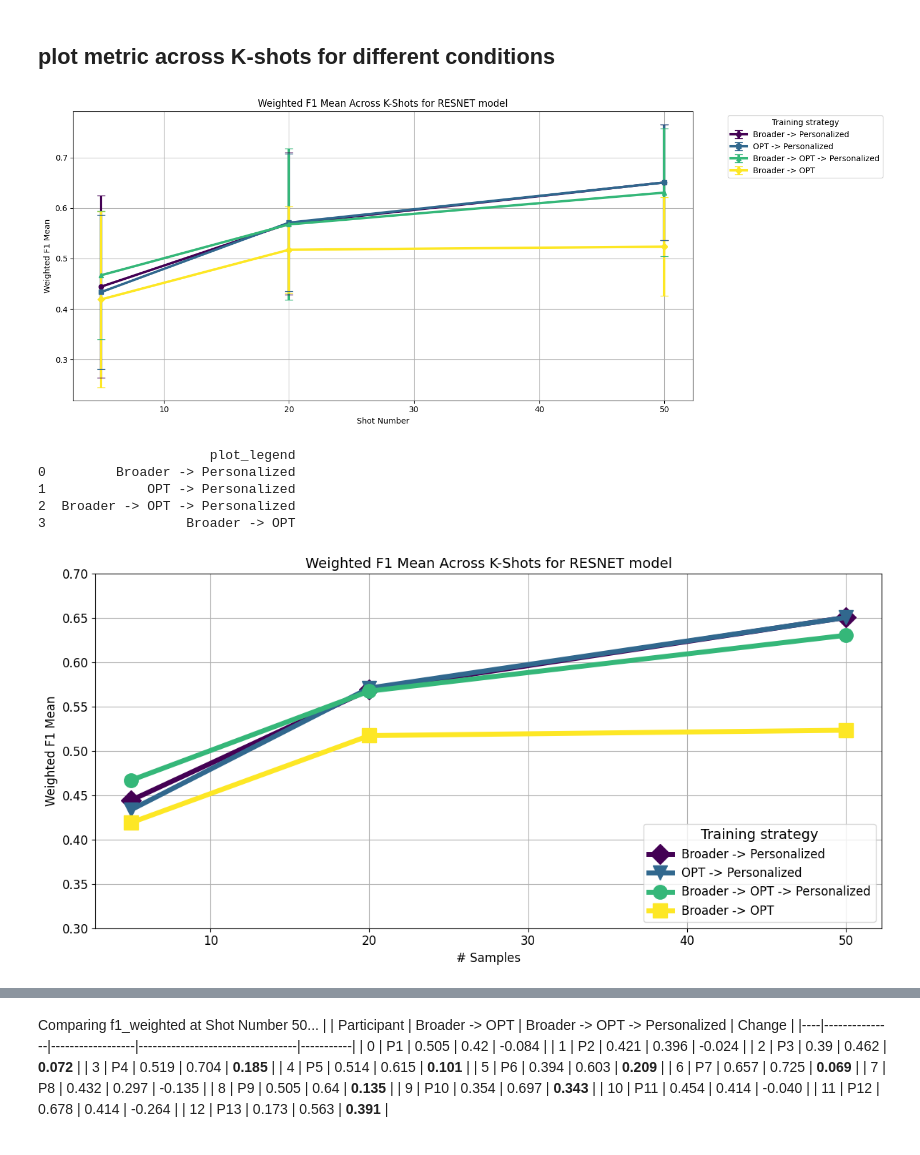
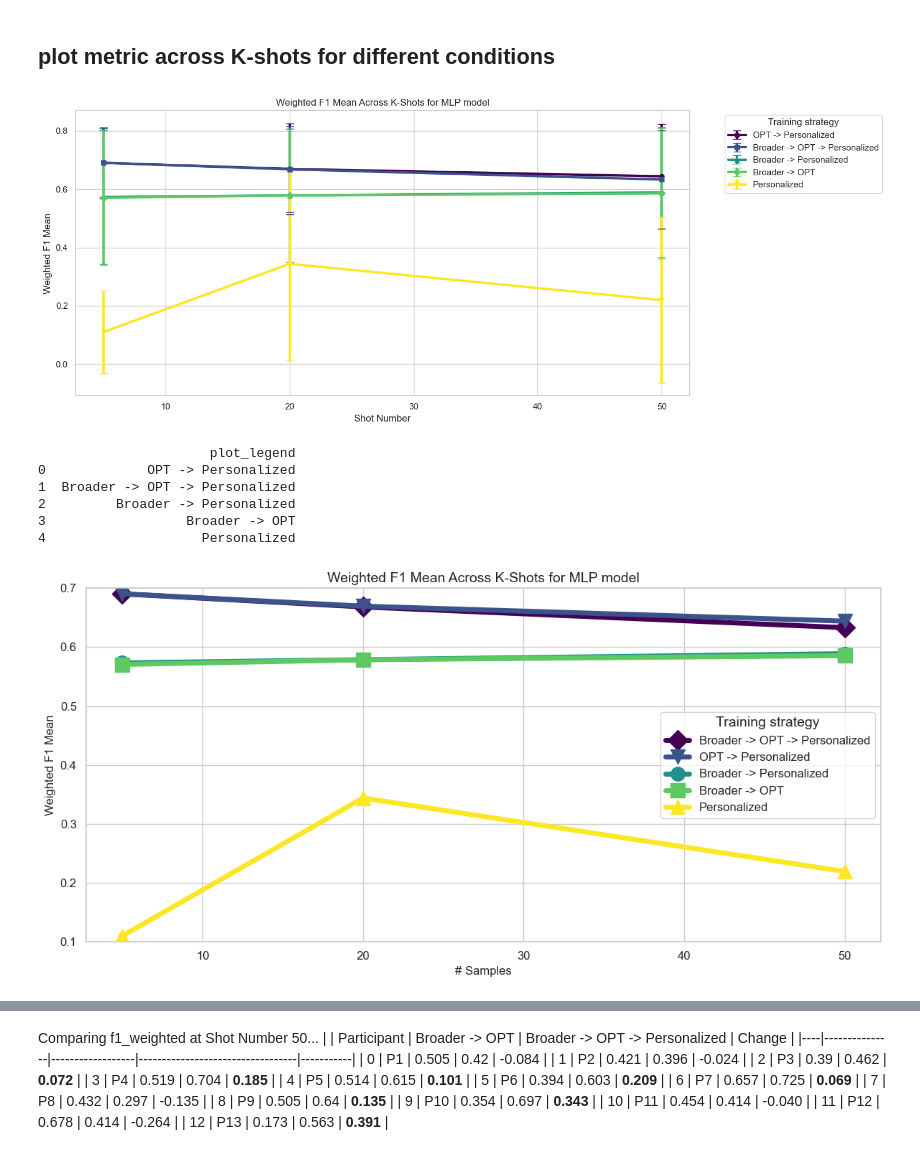
Before and after one commit to h-khayami/ssl-wearables, a Jupyter notebook: plots/K_shot.ipynb, the cells around one changed output, grey strips where cells are left out. Saved outputs shown, nothing was run; the diff lists cells and outputs as text; code cells hidden in the pictures.

```diff
--- a/plots/K_shot.ipynb
+++ b/plots/K_shot.ipynb
@@ -8,8 +8,8 @@ import matplotlib.pyplot as plt
 import seaborn as sns
 import matplotlib
 # %%
-results_dir = "/home/hossein/ssl-wearables/data/reports/notable_results_Kshot_MLPv2.csv"
-selected_model = "RESNET" #"RESNET" # "MLP"
+results_dir = "/home/hossein/ssl-wearables/data/reports/notable_results_Kshot_MLPv5.csv"
+selected_model = "MLP" #"RESNET" # "MLP"
 results = pd.read_csv(results_dir)
 results = results[results["model"]==selected_model]
 results = results.sort_values(by=["plot_legend", "split"])
@@ -154,7 +157,7 @@ plt.tight_layout()
 # Show the plot
 plt.show()
 # %% [output]
-[figure, old version]
+[figure, new version]
 # %%
 import matplotlib.pyplot as plt
 from matplotlib.cm import viridis
@@ -165,6 +168,18 @@ conditions = metric_agg_df['plot_legend'].unique()
 #sort conditions based on the f1_weighted_mean of the last shot
 print(metric_agg_df[metric_agg_df['shot_number'] == metric_agg_df['shot_number'].max()].sort_values('f1_weighted_mean', ascending=False)[['plot_legend']].reset_index(drop=True))
 conditions = metric_agg_df[metric_agg_df['shot_number'] == metric_agg_df['shot_number'].max()].sort_values('f1_weighted_mean', ascending=False)['plot_legend'].tolist()
+# Manually set the order for conditions
+order_dict = {
+    'Broader -> OPT -> Personalized': 1,
+    'OPT -> Personalized': 2,
+    'Broader -> Personalized': 3,
+    'Broader -> OPT': 4,
+    'Personalized': 5,
+    'Personalized (No SSL)': 6,
+}
+
+# Sort conditions based on the manual order
+conditions = sorted(conditions, key=lambda cond: order_dict.get(cond, float('inf')))
 plt.figure(figsize=(12, 6))
 
 # Normalize for color mapping
@@ -185,39 +200,40 @@ for idx, condition in enumerate(conditions):
         marker=markers[idx % len(markers)],
         markersize=14,
         label=condition,
         color=color,
         linewidth=5
     )
 
 
     # # Shaded area
     # plt.fill_between(
     #     x,
     #     y - std,
     #     y + std,
     #     color=color,
     #     alpha=0.3
     # )
 
 # Labels, title, legend, and layout
 plt.xticks(ticks=list(range(10,60,10)), labels=list(range(10,60,10)))
 plt.xlabel('# Samples',fontsize=12)
 plt.ylabel('Weighted F1 Mean', fontsize=12)
-plt.ylim(0.3, 0.7)
+plt.ylim(0.1, 0.7)
 plt.title(f"Weighted F1 Mean Across K-Shots for {selected_model} model", fontsize=14)
-plt.legend(title='Training strategy', loc='lower right',fontsize=12, title_fontsize=14)
+plt.legend(title='Training strategy', loc='right',fontsize=12, title_fontsize=14)
 plt.xticks(fontsize=12)
 plt.yticks(fontsize=12)
 plt.grid(True)
 plt.tight_layout()
 plt.show()
 # %% [output]
                       plot_legend
-0         Broader -> Personalized
-1             OPT -> Personalized
-2  Broader -> OPT -> Personalized
+0             OPT -> Personalized
+1  Broader -> OPT -> Personalized
+2         Broader -> Personalized
 3                  Broader -> OPT
+4                    Personalized
-[figure, old version]
+[figure, new version]
 # %%
 import re
 def individual_results(df_r, metric, results_dir):
```
Also changed, not shown: parts of 10 cells of this notebook, 9 other files.
